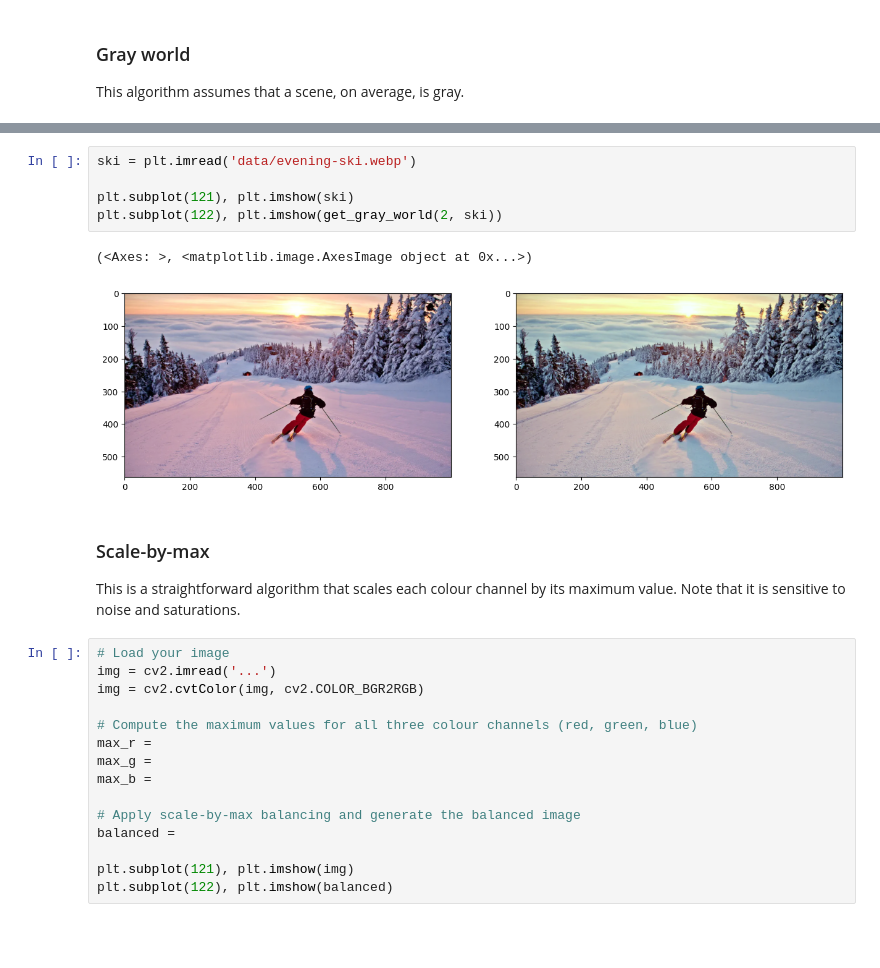
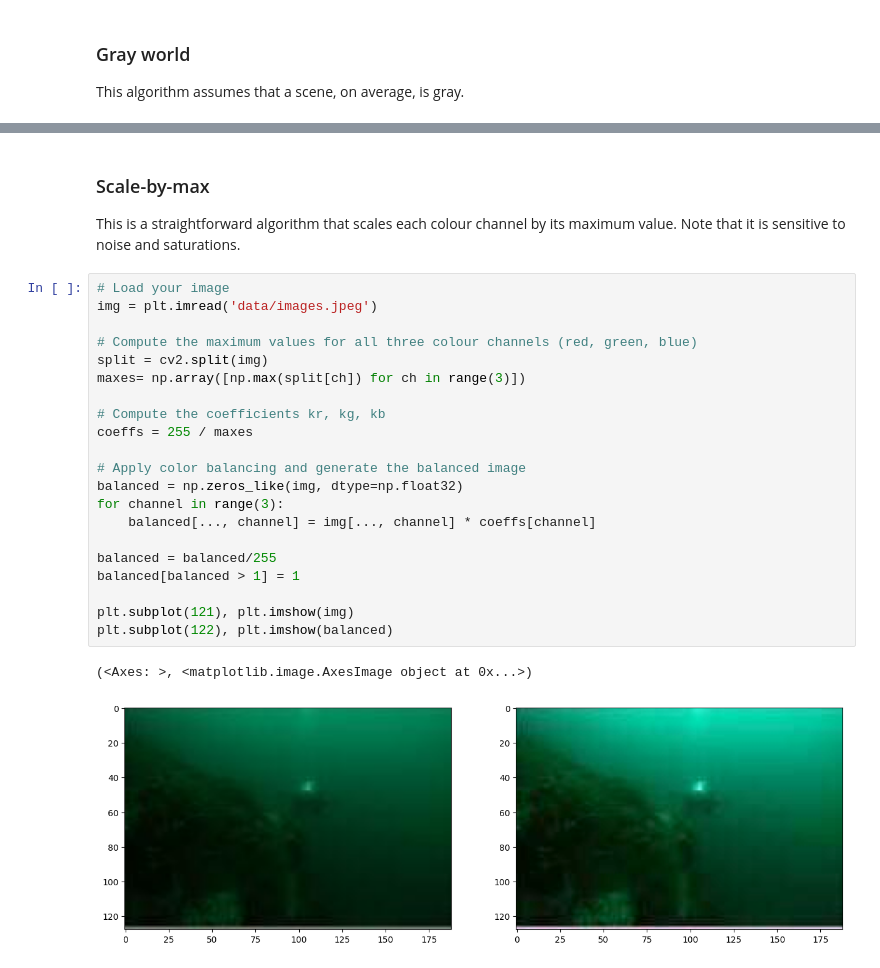
Before and after one commit to staleread/chnu.computer-vision, a Jupyter notebook: lab-02_pixel-ops/homework.ipynb, the cells around one changed output, grey strips where cells are left out. Cells and saved outputs as stored; diff of their text form; blank space fills up the shorter version.

Commit message:
L2. Scale-by-max + summary

```diff
--- a/lab-02_pixel-ops/homework.ipynb
+++ b/lab-02_pixel-ops/homework.ipynb
@@ -80,26 +64,27 @@ plt.subplot(122), plt.imshow(get_gray_world(0, forest))
-# %%
-ski = plt.imread('data/evening-ski.webp')
-
-plt.subplot(121), plt.imshow(ski)
-plt.subplot(122), plt.imshow(get_gray_world(2, ski))
-# %% [output]
-(<Axes: >, <matplotlib.image.AxesImage object at 0x...>)
-[figure, removed]
 # %% [markdown]
 ### Scale-by-max
 This is a straightforward algorithm that scales each colour channel by its maximum value. Note that it is sensitive to noise and saturations.
 # %%
 # Load your image
-img = cv2.imread('...')
-img = cv2.cvtColor(img, cv2.COLOR_BGR2RGB)
+img = plt.imread('data/images.jpeg')
 
 # Compute the maximum values for all three colour channels (red, green, blue)
-max_r =
-max_g =
-max_b =
+split = cv2.split(img)
+maxes= np.array([np.max(split[ch]) for ch in range(3)])
 
-# Apply scale-by-max balancing and generate the balanced image
-balanced =
+# Compute the coefficients kr, kg, kb
+coeffs = 255 / maxes
+
+# Apply color balancing and generate the balanced image
+balanced = np.zeros_like(img, dtype=np.float32)
+for channel in range(3):
+    balanced[..., channel] = img[..., channel] * coeffs[channel]
+
+balanced = balanced/255
+balanced[balanced > 1] = 1
 
 plt.subplot(121), plt.imshow(img)
 plt.subplot(122), plt.imshow(balanced)
+# %% [output]
+(<Axes: >, <matplotlib.image.AxesImage object at 0x...>)
+[figure, added]
```
Also changed, not shown: parts of 7 cells of this notebook, 3 other files.
